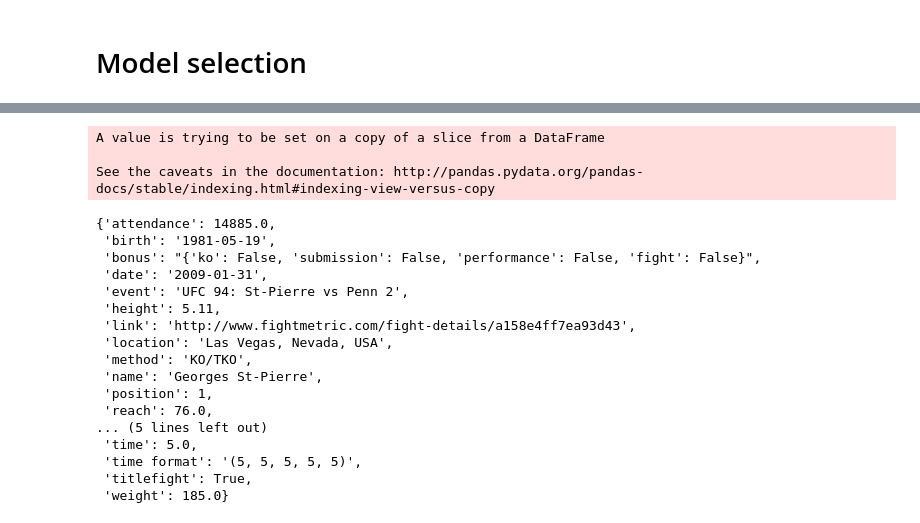
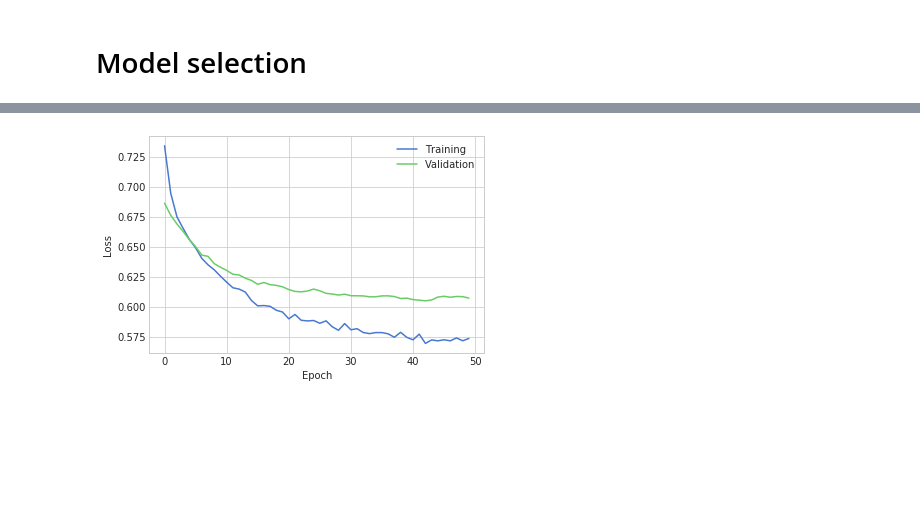
Before and after one commit to tomaszmartin/randomfight, a Jupyter notebook: fightmetric.ipynb, the cells around one changed output, grey strips where cells are left out. Drawn from its saved outputs; the diff is of its cells as text; code cells hidden in the pictures; blank space fills up the shorter version.

```diff
--- a/fightmetric.ipynb
+++ b/fightmetric.ipynb
@@ -407,9 +388,12 @@ Dummy accuracy is 50.00%
+# %%
+# Get the data
+xtrain_flat, xtest_flat, ytrain_flat, ytest_flat = get_flat_data(data)
 # %%
-input_dim = X_train.shape[1]
-model = Sequential()
-model.add(Dense(128, input_dim=input_dim, activation='relu'))
-model.add(Dropout(0.5))
-model.add(Dense(64, activation='relu'))
-model.add(Dropout(0.5))
-model.add(Dense(1, activation='sigmoid'))
-model.compile(loss='binary_crossentropy', optimizer='adam', metrics=['accuracy'])
+# Train the model
+input_dim = xtrain_flat.shape[1]
+model_flat = Sequential()
+model_flat.add(Dense(8, input_dim=input_dim, activation='relu'))
+model_flat.add(Dropout(0.5))
+model_flat.add(Dense(4, activation='relu'))
+model_flat.add(Dense(1, activation='sigmoid'))
+model_flat.compile(loss='binary_crossentropy', optimizer='nadam', metrics=['accuracy'])
@@ -438 +400,7 @@ Epoch 100/100
+# %%
+# Training the network
+batch_size = 512
+verbosity = 0 # 1 to see the output at each epoch
+hist_flat = model_flat.fit(xtrain_flat.values, ytrain_flat, epochs=50,
+                           batch_size=batch_size, validation_split=0.2, verbose=verbosity)
 # %%
@@ -465,27 +411,9 @@ frame.iloc[0].to_dict()
-# %%
-sample = frame
-sample['isgsp'] = sample['name'].apply(lambda x: 'St-Pierre' in x)
-sample = sample[sample['isgsp'] == True]
-sample.drop(['isgsp'], axis=1, inplace=True)
-sample.iloc[23].to_dict()
-# %% [output]
-A value is trying to be set on a copy of a slice from a DataFrame
-
-See the caveats in the documentation: http://pandas.pydata.org/pandas-docs/stable/indexing.html#indexing-view-versus-copy
-{'attendance': 14885.0,
- 'birth': '1981-05-19',
- 'bonus': "{'ko': False, 'submission': False, 'performance': False, 'fight': False}",
- 'date': '2009-01-31',
- 'event': 'UFC 94: St-Pierre vs Penn 2',
- 'height': 5.11,
- 'link': 'http://www.fightmetric.com/fight-details/a158e4ff7ea93d43',
- 'location': 'Las Vegas, Nevada, USA',
- 'method': 'KO/TKO',
- 'name': 'Georges St-Pierre',
- 'position': 1,
- 'reach': 76.0,
-... (5 lines left out)
- 'time': 5.0,
- 'time format': '(5, 5, 5, 5, 5)',
- 'titlefight': True,
- 'weight': 185.0}
+# %%
+plt.plot(hist_flat.history['loss'])
+plt.plot(hist_flat.history['val_loss'])
+plt.ylabel('Loss')
+plt.xlabel('Epoch')
+plt.legend(['Training', 'Validation'], loc='upper right')
+plt.show()
+# %% [output]
+[figure, added]
```
Also changed, not shown: parts of 31 cells of this notebook, 2 other files.
